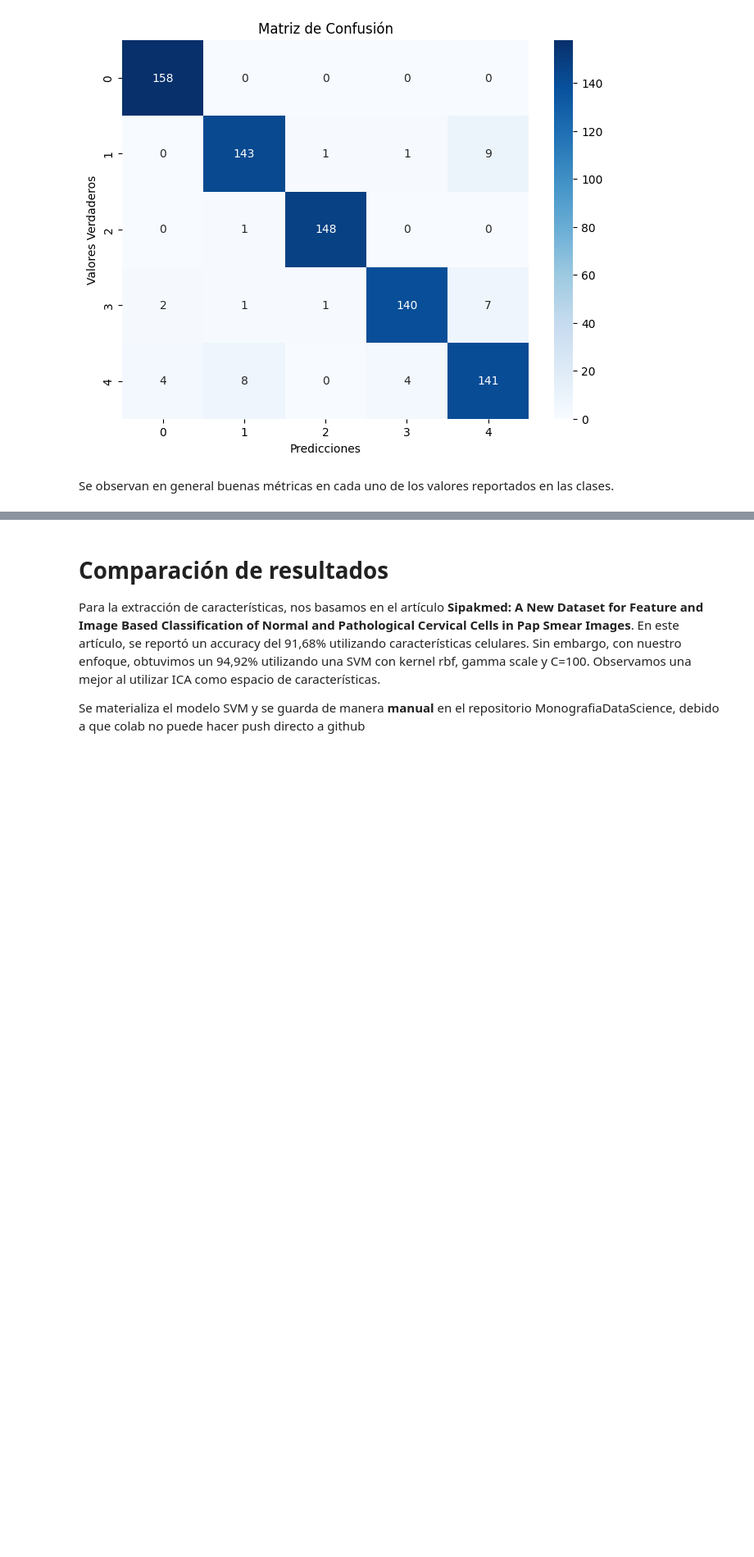
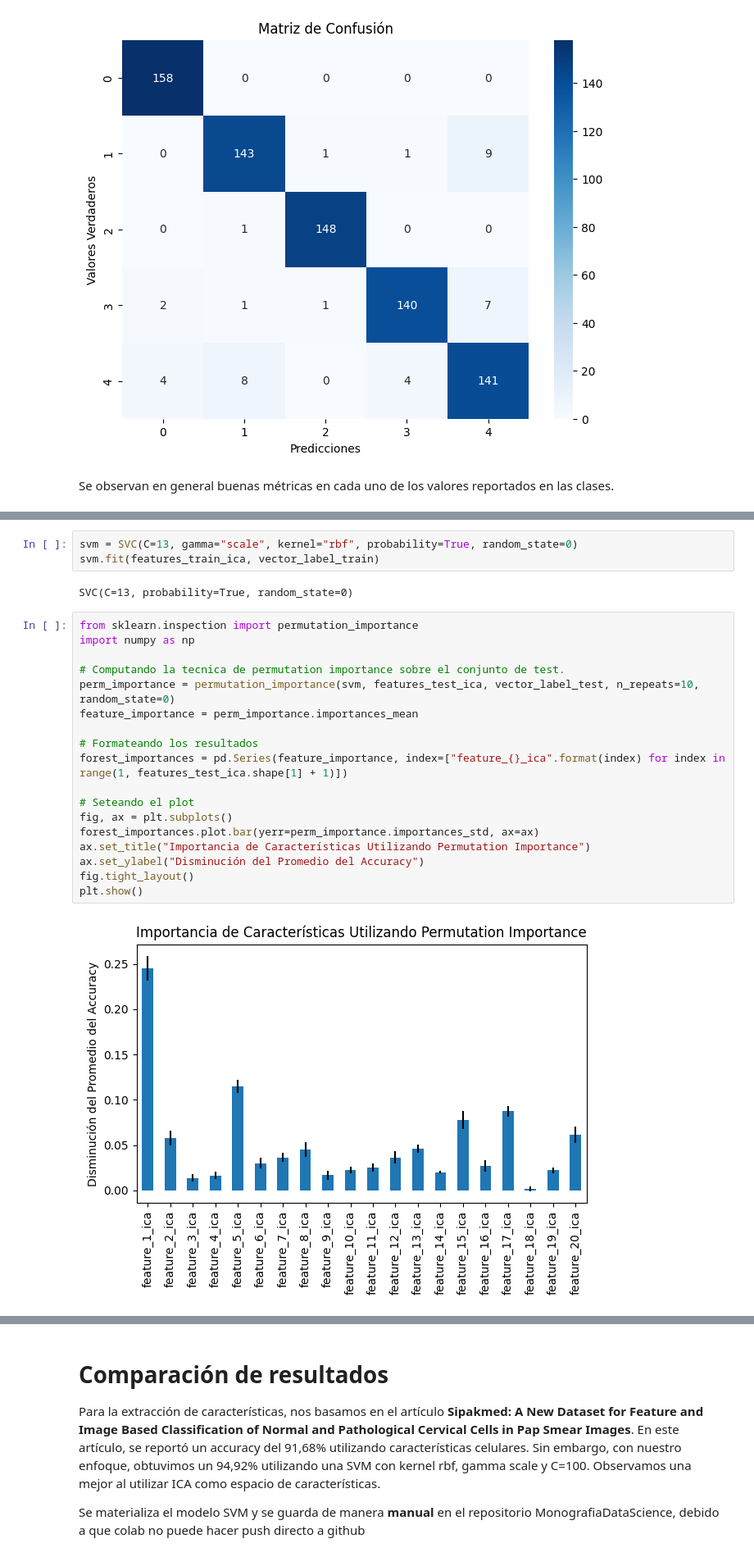
Before and after one commit to Alberto-San/ExperimentosMonografia, a Jupyter notebook: Clasificación_&_Finne_Tunning.ipynb, the cells around one changed output, grey strips where cells are left out. Shown at 82% size. Cells and saved outputs as stored; diff of their text form; blank space fills up the shorter version.

```diff
--- a/Clasificación_&_Finne_Tunning.ipynb
+++ b/Clasificación_&_Finne_Tunning.ipynb
@@ -223,0 +227,25 @@ Se observan en general buenas métricas en cada uno de los valores reportados en
+# %%
+svm = SVC(C=13, gamma="scale", kernel="rbf", probability=True, random_state=0)
+svm.fit(features_train_ica, vector_label_train)
+# %% [output]
+SVC(C=13, probability=True, random_state=0)
+# %%
+from sklearn.inspection import permutation_importance
+import numpy as np
+
+# Computando la tecnica de permutation importance sobre el conjunto de test.
+perm_importance = permutation_importance(svm, features_test_ica, vector_label_test, n_repeats=10, random_state=0)
+feature_importance = perm_importance.importances_mean
+
+# Formateando los resultados
+forest_importances = pd.Series(feature_importance, index=["feature_{}_ica".format(index) for index in range(1, features_test_ica.shape[1] + 1)])
+
+# Seteando el plot
+fig, ax = plt.subplots()
+forest_importances.plot.bar(yerr=perm_importance.importances_std, ax=ax)
+ax.set_title("Importancia de Características Utilizando Permutation Importance")
+ax.set_ylabel("Disminución del Promedio del Accuracy")
+fig.tight_layout()
+plt.show()
+# %% [output]
+[figure, added]
```
Also changed, not shown: parts of 5 cells of this notebook.
